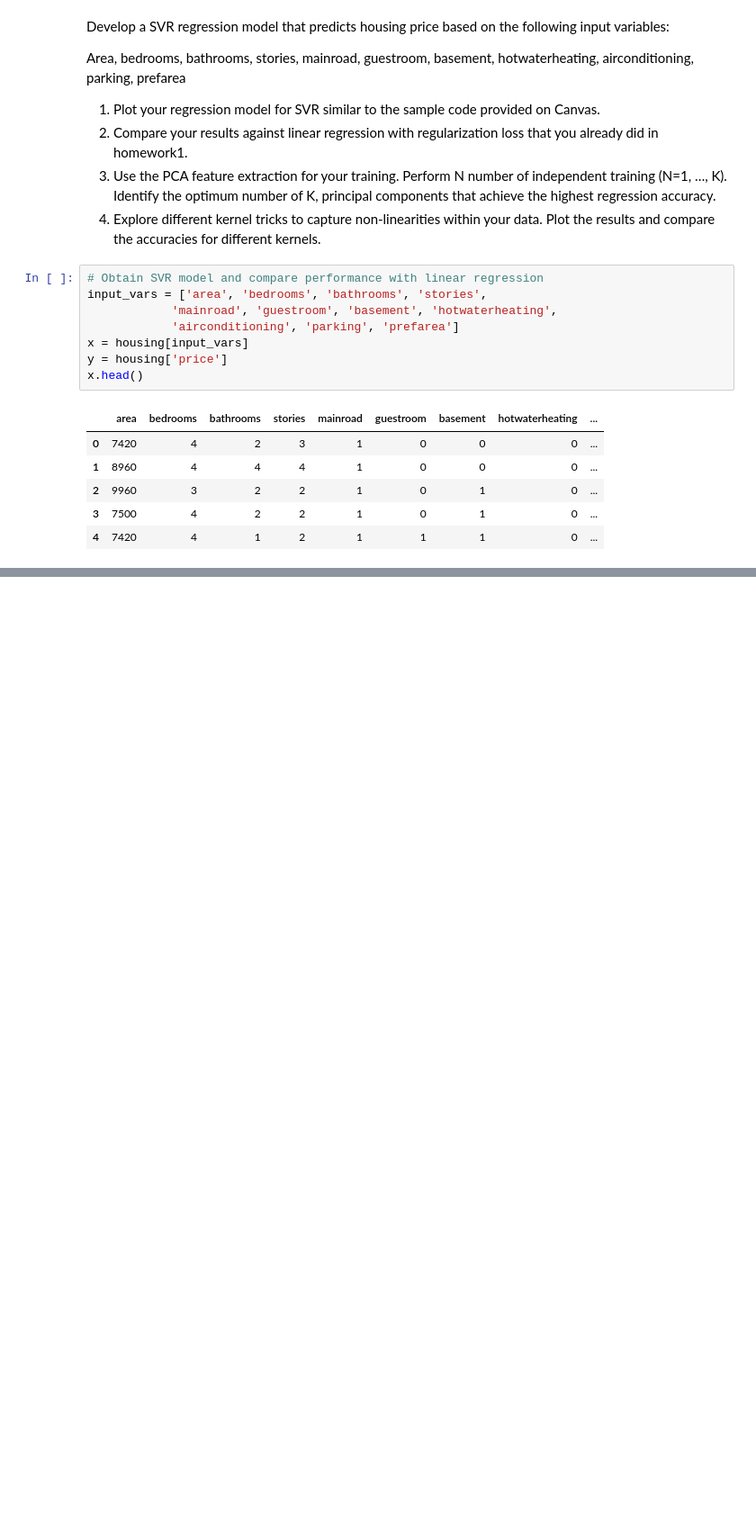
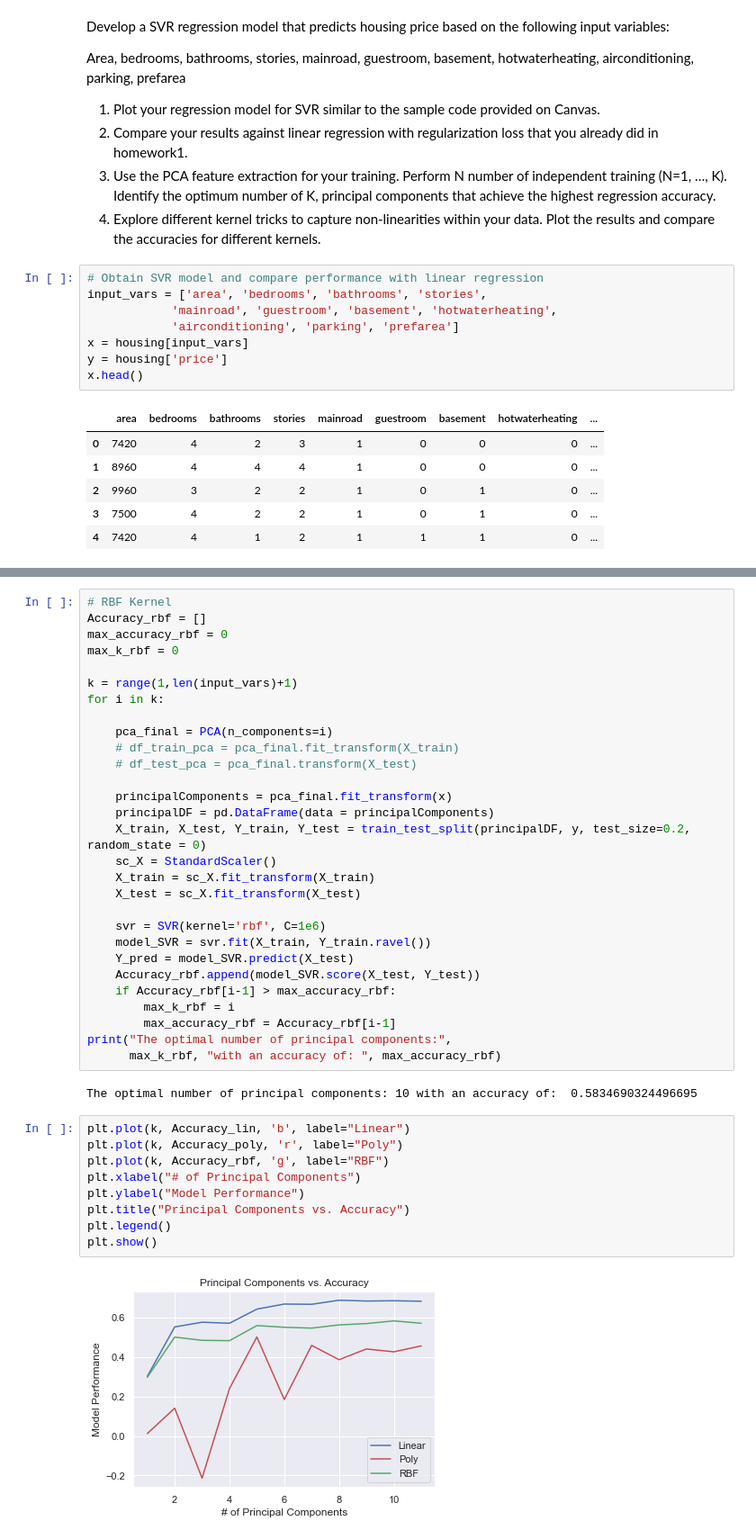
Before and after one commit to NaraPvP/IntroToML, a Jupyter notebook: HW4/Problem2.ipynb, the cells around one changed output, grey strips where cells are left out. Shown at 90% size. Cells and saved outputs as stored; diff of their text form; blank space fills up the shorter version.

```diff
--- a/HW4/Problem2.ipynb
+++ b/HW4/Problem2.ipynb
@@ -93,0 +176,42 @@ y_lin = svr_lin.fit(X_train, Y_train).predict(X_test)
+# %%
+# RBF Kernel
+Accuracy_rbf = []
+max_accuracy_rbf = 0
+max_k_rbf = 0
+
+k = range(1,len(input_vars)+1)
+for i in k:
+
+    pca_final = PCA(n_components=i)
+    # df_train_pca = pca_final.fit_transform(X_train)
+    # df_test_pca = pca_final.transform(X_test)
+
+    principalComponents = pca_final.fit_transform(x)
+    principalDF = pd.DataFrame(data = principalComponents)
+    X_train, X_test, Y_train, Y_test = train_test_split(principalDF, y, test_size=0.2, random_state = 0)
+    sc_X = StandardScaler()
+    X_train = sc_X.fit_transform(X_train)
+    X_test = sc_X.fit_transform(X_test)
+
+    svr = SVR(kernel='rbf', C=1e6)
+    model_SVR = svr.fit(X_train, Y_train.ravel())
+    Y_pred = model_SVR.predict(X_test)
+    Accuracy_rbf.append(model_SVR.score(X_test, Y_test))
+    if Accuracy_rbf[i-1] > max_accuracy_rbf:
+        max_k_rbf = i
+        max_accuracy_rbf = Accuracy_rbf[i-1]
+print("The optimal number of principal components:",
+      max_k_rbf, "with an accuracy of: ", max_accuracy_rbf)
+# %% [output]
+The optimal number of principal components: 10 with an accuracy of:  0.5834690324496695
+# %%
+plt.plot(k, Accuracy_lin, 'b', label="Linear")
+plt.plot(k, Accuracy_poly, 'r', label="Poly")
+plt.plot(k, Accuracy_rbf, 'g', label="RBF")
+plt.xlabel("# of Principal Components")
+plt.ylabel("Model Performance")
+plt.title("Principal Components vs. Accuracy")
+plt.legend()
+plt.show()
+# %% [output]
+[figure, added]
```
Also changed, not shown: parts of 5 cells of this notebook.
